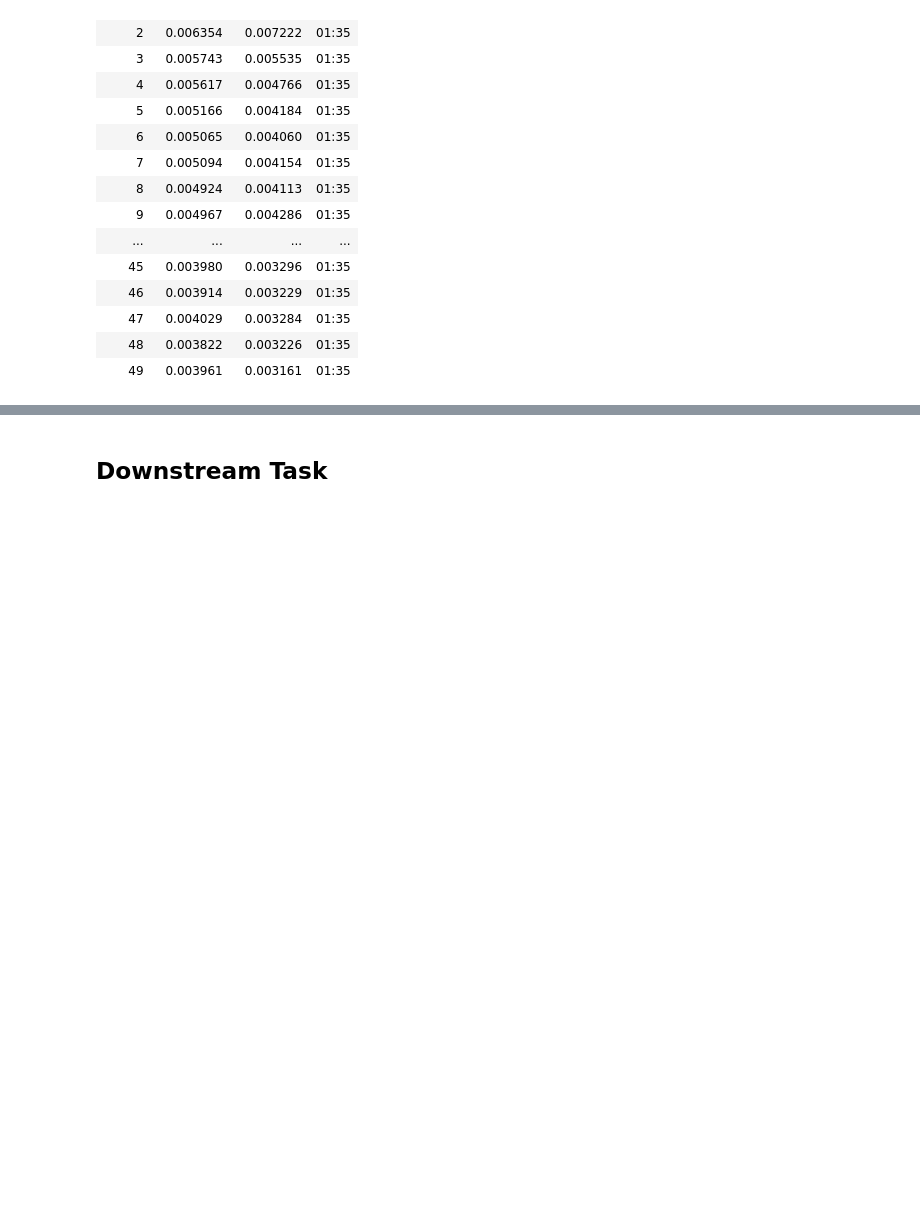
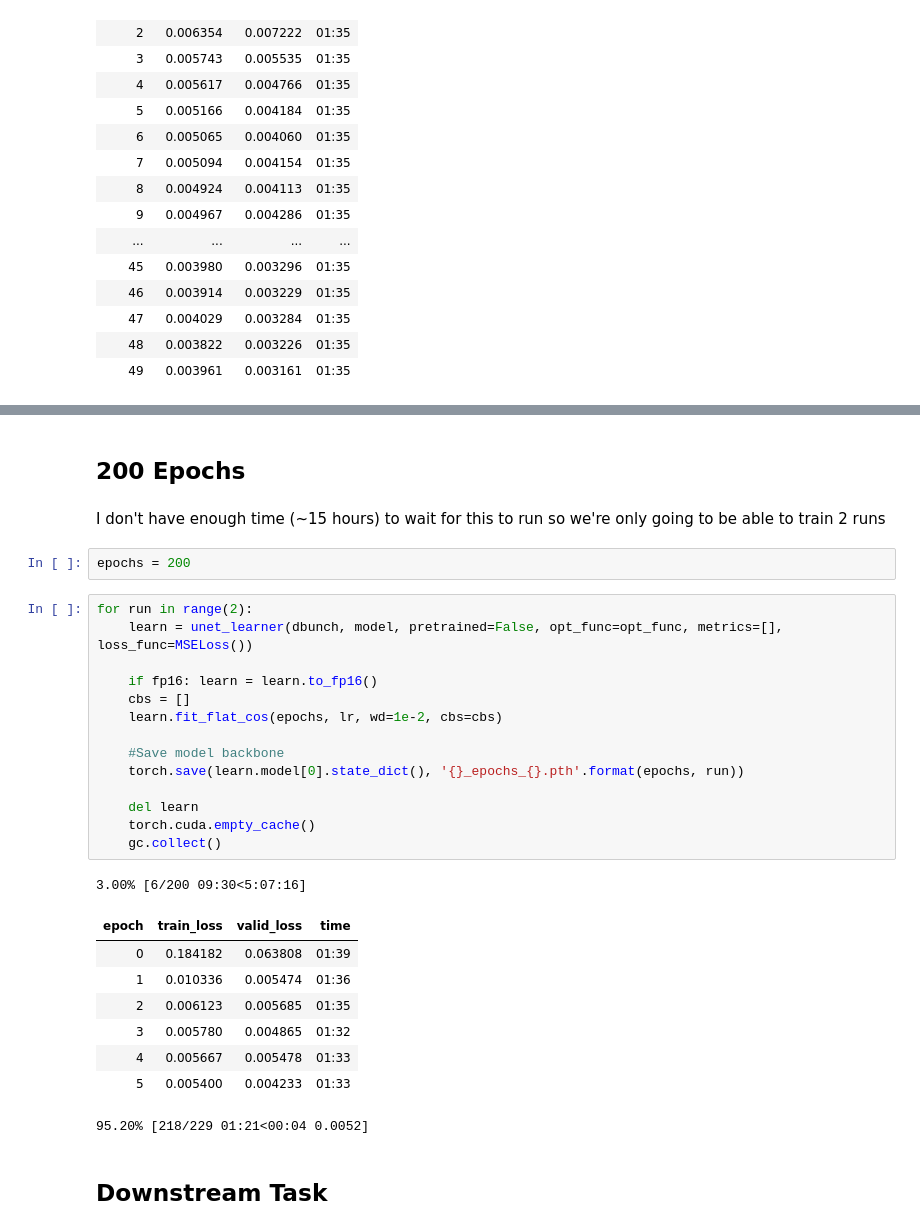
Before and after one commit to JoshVarty/SelfSupervisedLearning, a Jupyter notebook: 03_PretextTrainingTime/03_PretextTrainingTime.ipynb, the cells around one changed output, grey strips where cells are left out. Drawn from its saved outputs; the diff is of its cells as text; blank space fills up the shorter version.

```diff
--- a/03_PretextTrainingTime/03_PretextTrainingTime.ipynb
+++ b/03_PretextTrainingTime/03_PretextTrainingTime.ipynb
@@ -367,3 +439,33 @@ for run in range(runs):
+# %% [markdown]
+## 200 Epochs
+# %% [markdown]
+I don't have enough time (~15 hours) to wait for this to run so we're only going to be able to train 2 runs
+# %%
+epochs = 200
+# %%
+for run in range(2):
+    learn = unet_learner(dbunch, model, pretrained=False, opt_func=opt_func, metrics=[], loss_func=MSELoss())
+
+    if fp16: learn = learn.to_fp16()
+    cbs = []
+    learn.fit_flat_cos(epochs, lr, wd=1e-2, cbs=cbs)
+
+    #Save model backbone
+    torch.save(learn.model[0].state_dict(), '{}_epochs_{}.pth'.format(epochs, run))
+
+    del learn
+    torch.cuda.empty_cache()
+    gc.collect()
+# %% [output]
+3.00% [6/200 09:30<5:07:16]
+| epoch | train_loss | valid_loss | time |
+| 0 | 0.184182 | 0.063808 | 01:39 |
+| 1 | 0.010336 | 0.005474 | 01:36 |
+| 2 | 0.006123 | 0.005685 | 01:35 |
+| 3 | 0.005780 | 0.004865 | 01:32 |
+| 4 | 0.005667 | 0.005478 | 01:33 |
+| 5 | 0.005400 | 0.004233 | 01:33 |
+95.20% [218/229 01:21<00:04 0.0052]
 # %% [markdown]
 ## Downstream Task
 # %%
```
Also changed, not shown: parts of 11 cells of this notebook.
